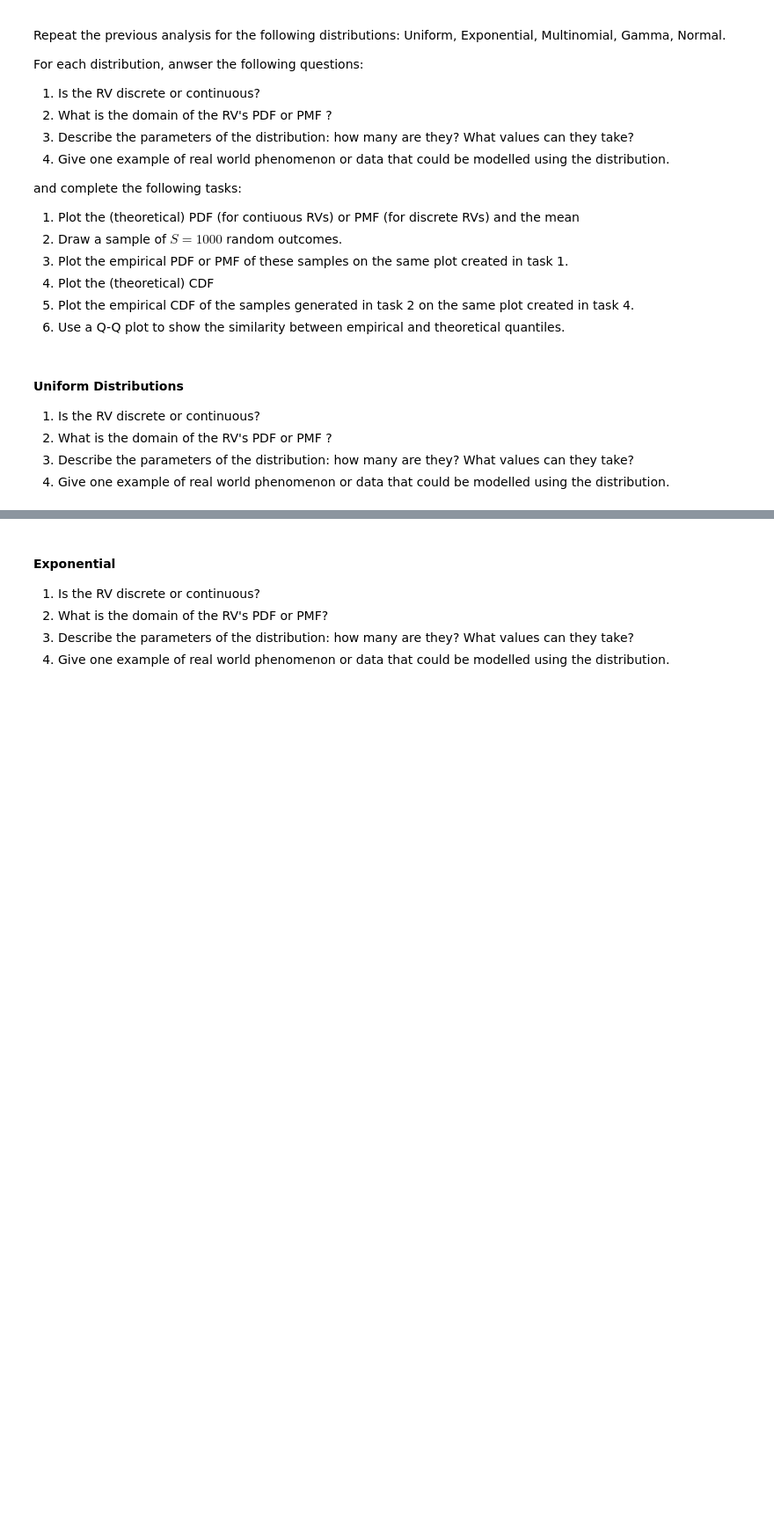
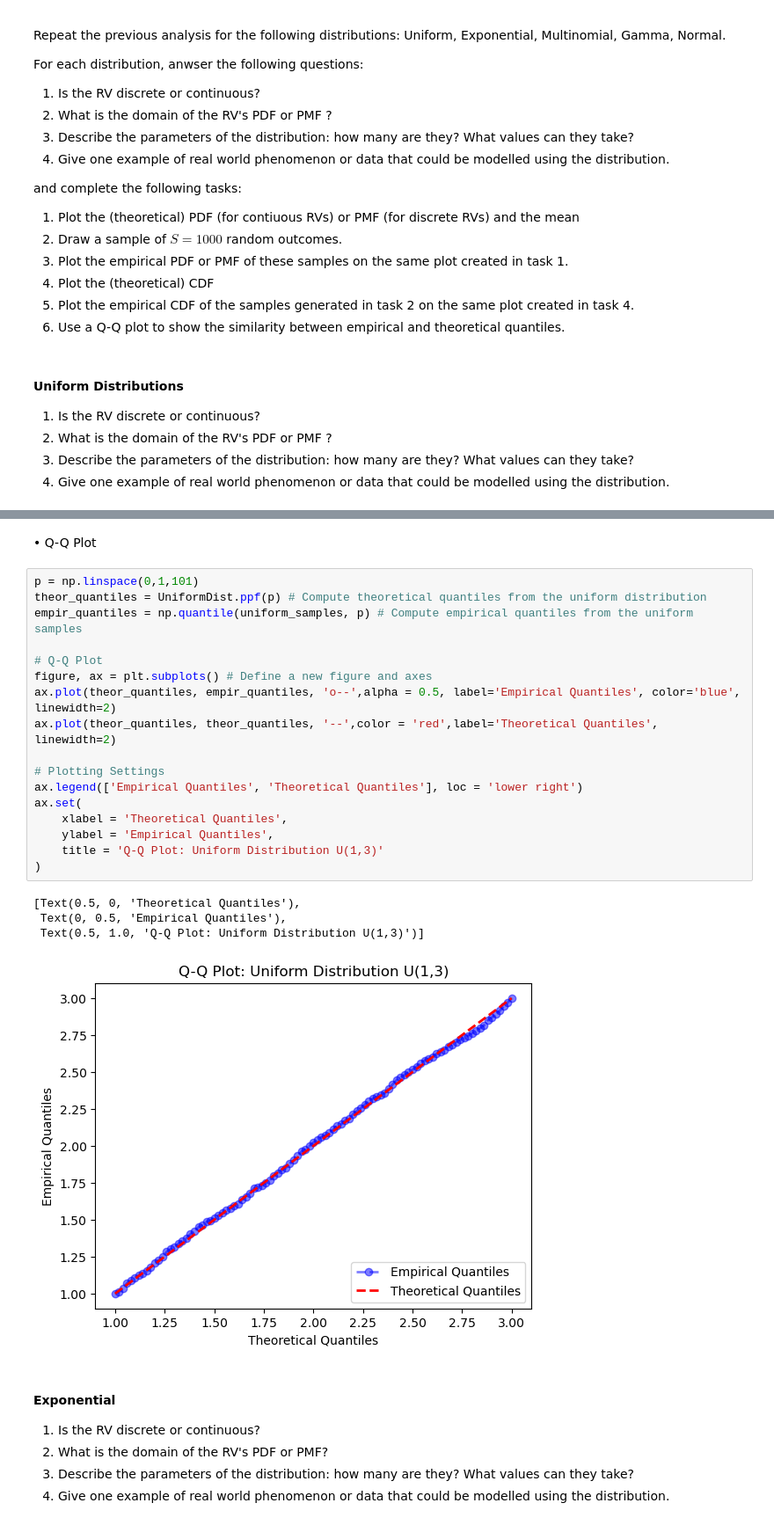
Before and after one commit to Hongze200532/Data-Science, a Jupyter notebook: Applied Statcis_Week 7/worksheet01.ipynb, the cells around one changed output, grey strips where cells are left out. Shown at 88% size. Cells and saved outputs as stored; diff of their text form; blank space fills up the shorter version.

```diff
--- a/Applied Statcis_Week 7/worksheet01.ipynb
+++ b/Applied Statcis_Week 7/worksheet01.ipynb
@@ -281,3 +353,27 @@ and complete the following tasks:
+# %% [markdown]
+• Q-Q Plot
+# %%
+p = np.linspace(0,1,101)
+theor_quantiles = UniformDist.ppf(p) # Compute theoretical quantiles from the uniform distribution
+empir_quantiles = np.quantile(uniform_samples, p) # Compute empirical quantiles from the uniform samples
+
+# Q-Q Plot
+figure, ax = plt.subplots() # Define a new figure and axes
+ax.plot(theor_quantiles, empir_quantiles, 'o--',alpha = 0.5, label='Empirical Quantiles', color='blue', linewidth=2)
+ax.plot(theor_quantiles, theor_quantiles, '--',color = 'red',label='Theoretical Quantiles', linewidth=2)
+
+# Plotting Settings
+ax.legend(['Empirical Quantiles', 'Theoretical Quantiles'], loc = 'lower right')
+ax.set(
+    xlabel = 'Theoretical Quantiles',
+    ylabel = 'Empirical Quantiles',
+    title = 'Q-Q Plot: Uniform Distribution U(1,3)'
+)
+# %% [output]
+[Text(0.5, 0, 'Theoretical Quantiles'),
+ Text(0, 0.5, 'Empirical Quantiles'),
+ Text(0.5, 1.0, 'Q-Q Plot: Uniform Distribution U(1,3)')]
+[figure, added]
 # %% [markdown]
 #### Exponential
 
```
Also changed, not shown: parts of 33 cells of this notebook.
